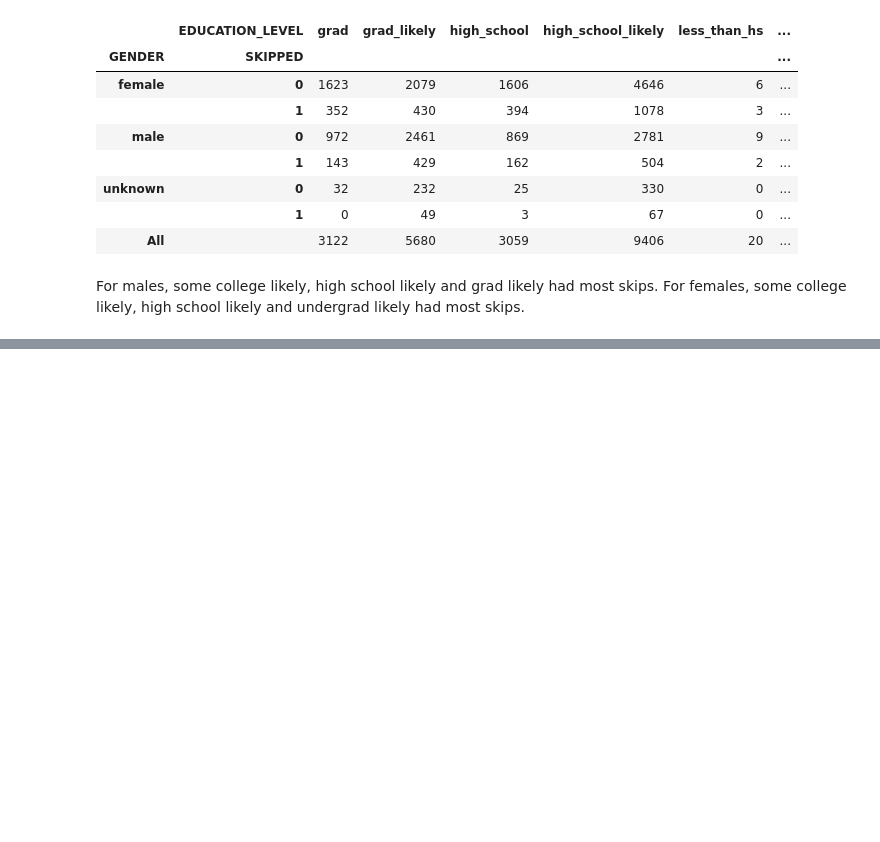
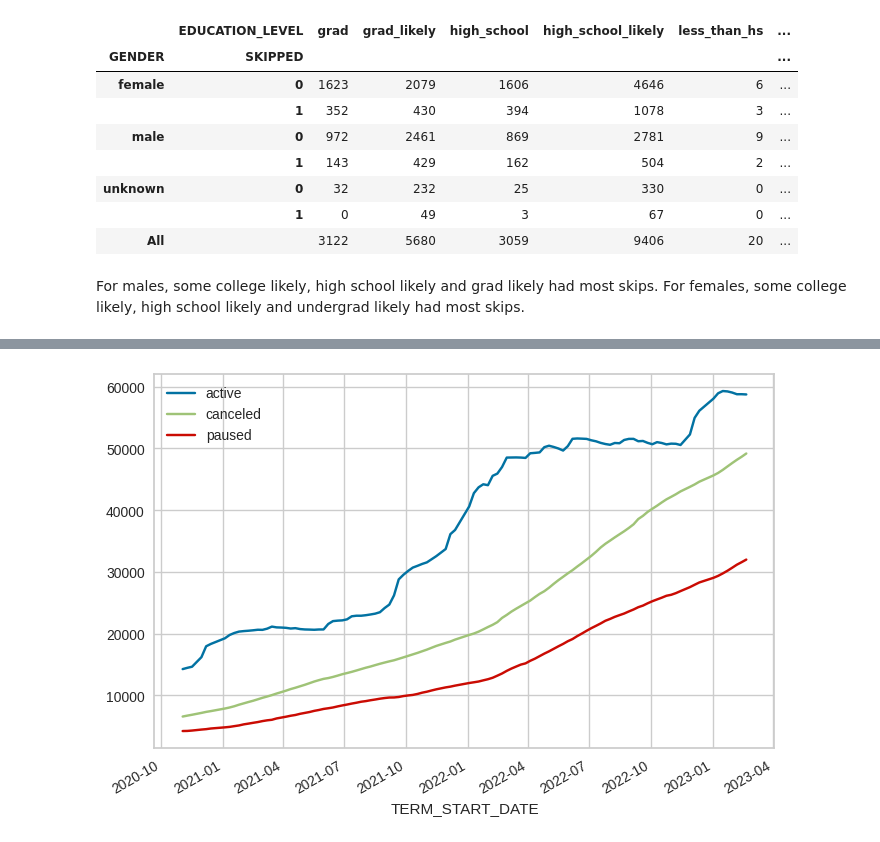
Before and after one commit to mindyng/Take-Homes, a Jupyter notebook: tovala-lead-ba-take-home-challenge.ipynb, the cells around one changed output, grey strips where cells are left out. Saved outputs shown, nothing was run; the diff lists cells and outputs as text; code cells hidden in the pictures; blank space fills up the shorter version.

```diff
--- a/tovala-lead-ba-take-home-challenge.ipynb
+++ b/tovala-lead-ba-take-home-challenge.ipynb
@@ -932,0 +967,13 @@ For females, some college likely, high school likely and undergrad likely had mo
+# %%
+# Subscription Status over Time
+
+query = """
+select term_start_date
+, subscription_status
+, count(*) as sub_count
+from no_outliers
+group by 1,2
+order by 1
+"""
+sub_counts = duckdb.query(query).df()
+sub_counts.head(20)
@@ -932,0 +998,8 @@ For females, some college likely, high school likely and undergrad likely had mo
+# %%
+fig, ax = plt.subplots()
+
+# key gives the group name (i.e. category), data gives the actual values
+for key, data in sub_counts.groupby('SUBSCRIPTION_STATUS'):
+    data.plot(x='TERM_START_DATE', y='sub_count', ax=ax, label=key)
+# %% [output]
+[figure, added]
```
Also changed, not shown: parts of 28 cells of this notebook.
